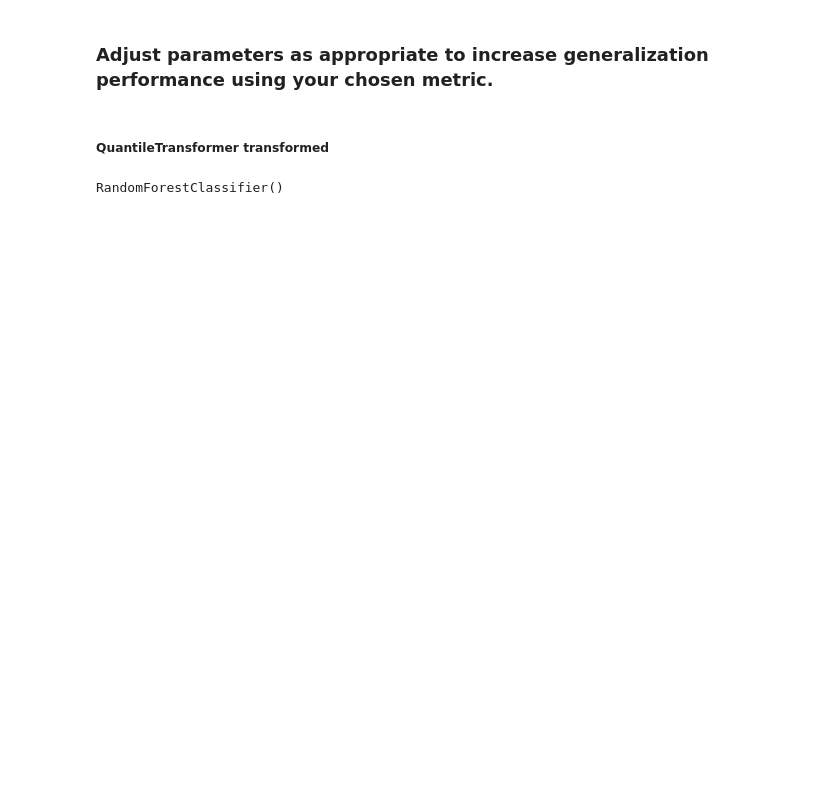
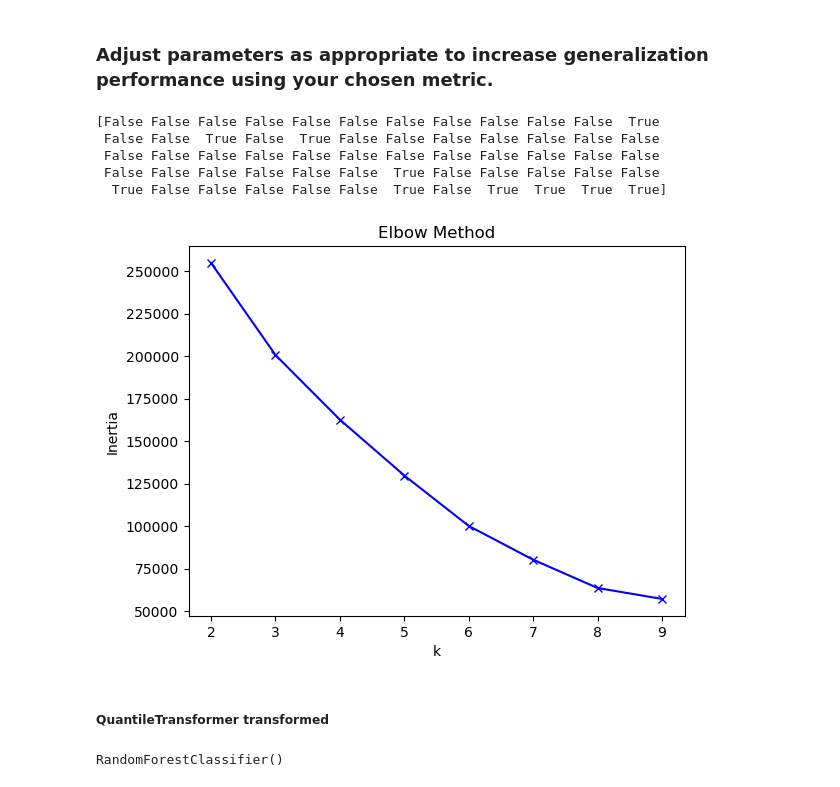
Before and after one commit to Mcusac/OnlineNewsPopML, a Jupyter notebook: 2 - Classification/Classification(Matt).ipynb, the cells around one changed output. Saved outputs shown, nothing was run; the diff lists cells and outputs as text; code cells hidden in the pictures; blank space fills up the shorter version.

Commit message:
starting feature selection

```diff
--- a/2 - Classification/Classification(Matt).ipynb
+++ b/2 - Classification/Classification(Matt).ipynb
@@ -722,9 +728,11 @@ df1.describe()
 # %% [markdown]
 share_quantile_ranges task
 # %%
-# Remove target, related variables, and other targets
-X1 = df1.drop(['share_quantile_ranges', 'shares', 'day_of_week', 'news_category'], axis=1)
-y1 = df1['share_quantile_ranges']
+# Remove target, related variables, and factor other targets due to them being categorical
+X0 = pd.get_dummies(df1, columns=['day_of_week'])
+X0 = pd.get_dummies(X0, columns=['news_category'])
+X1 = X0.drop(['share_quantile_ranges', 'shares'], axis=1)
+y1 = X0['share_quantile_ranges']
 # print(X1.columns)
 # print(y1)
 
@@ -849,32 +865,43 @@ Random Forest F1 score: 0.3836645269345822
 # %% [markdown]
 ### Adjust parameters as appropriate to increase generalization performance using your chosen metric.
+# %%
+# Dimensionality Reduction Using Feature Selection
+
+# Create a SelectKBest object with k=10.
+selector = SelectKBest(f_classif, k=10)
+
+# Fit the selector to the data.
+selector.fit(X_train1, y_train1)
+
+# Get the selected features.
+selected_features = selector.get_support()
+print(selected_features)
+# %% [output]
+[False False False False False False False False False False False  True
+ False False  True False  True False False False False False False False
+ False False False False False False False False False False False False
+ False False False False False False  True False False False False False
+  True False False False False False  True False  True  True  True  True]
 # %%
-# # Dimensionality Reduction Using Feature Selection
 
-# # Create a SelectKBest object with k=10.
-# selector = SelectKBest(f_classif, k=10)
-
-# # Fit the selector to the data.
-# selector.fit(X, y)
-
-# # Get the selected features.
-# selected_features = selector.get_support()
-
-# # Reduce the dataset to the selected features.
-# X_reduced = X[:, selected_features]
+# Reduce the dataset to the selected features.
+X_train1_reduced = X_train1[:, selected_features]
+X_test1_reduced = X_test1[:, selected_features]
 
 # We will want to identify the elbow point because this is the point where the rrate of change of the curve starts to rapidly decrease
 
-# # Calculate the inertia for different values of k.
-# inertias = []
-# for k in range(2, 10):
-#     kmeans = KMeans(n_clusters=k)
-#     kmeans.fit(data)
-#     inertias.append(kmeans.inertia_)
+# Calculate the inertia for different values of k.
+inertias = []
+for k in range(2, 10):
+    kmeans = KMeans(n_clusters=k)
+    kmeans.fit(X_train1_reduced)
+    inertias.append(kmeans.inertia_)
 
-# # Plot the inertia vs k.
-# plt.plot(range(2, 10), inertias, 'bx-')
-# plt.xlabel('k')
-# plt.ylabel('Inertia')
-# plt.title('Elbow Method')
-# plt.show()
+# Plot the inertia vs k.
+plt.plot(range(2, 10), inertias, 'bx-')
+plt.xlabel('k')
+plt.ylabel('Inertia')
+plt.title('Elbow Method')
+plt.show()
+# %% [output]
+[figure, added]
```
Also changed, not shown: parts of 89 cells of this notebook.
